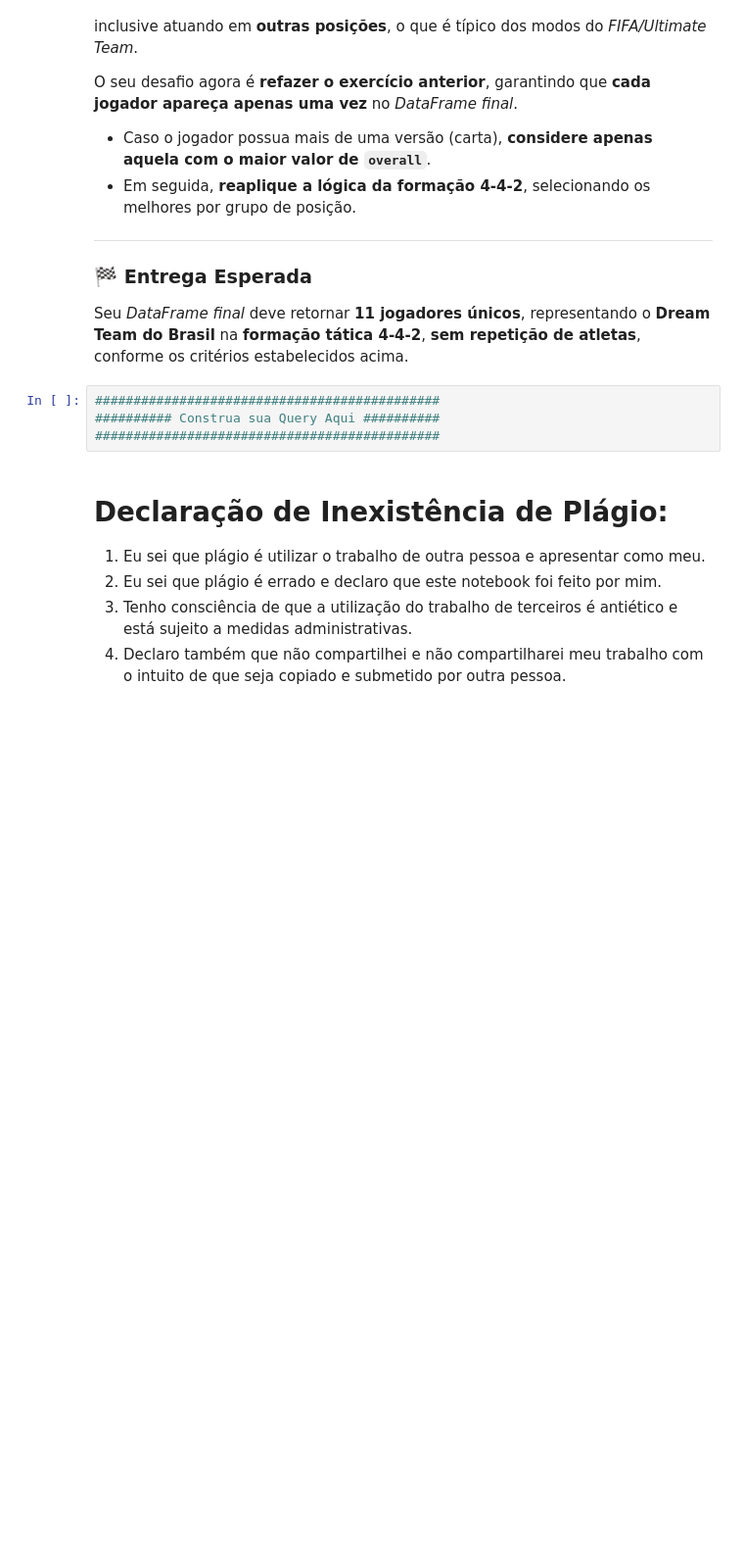
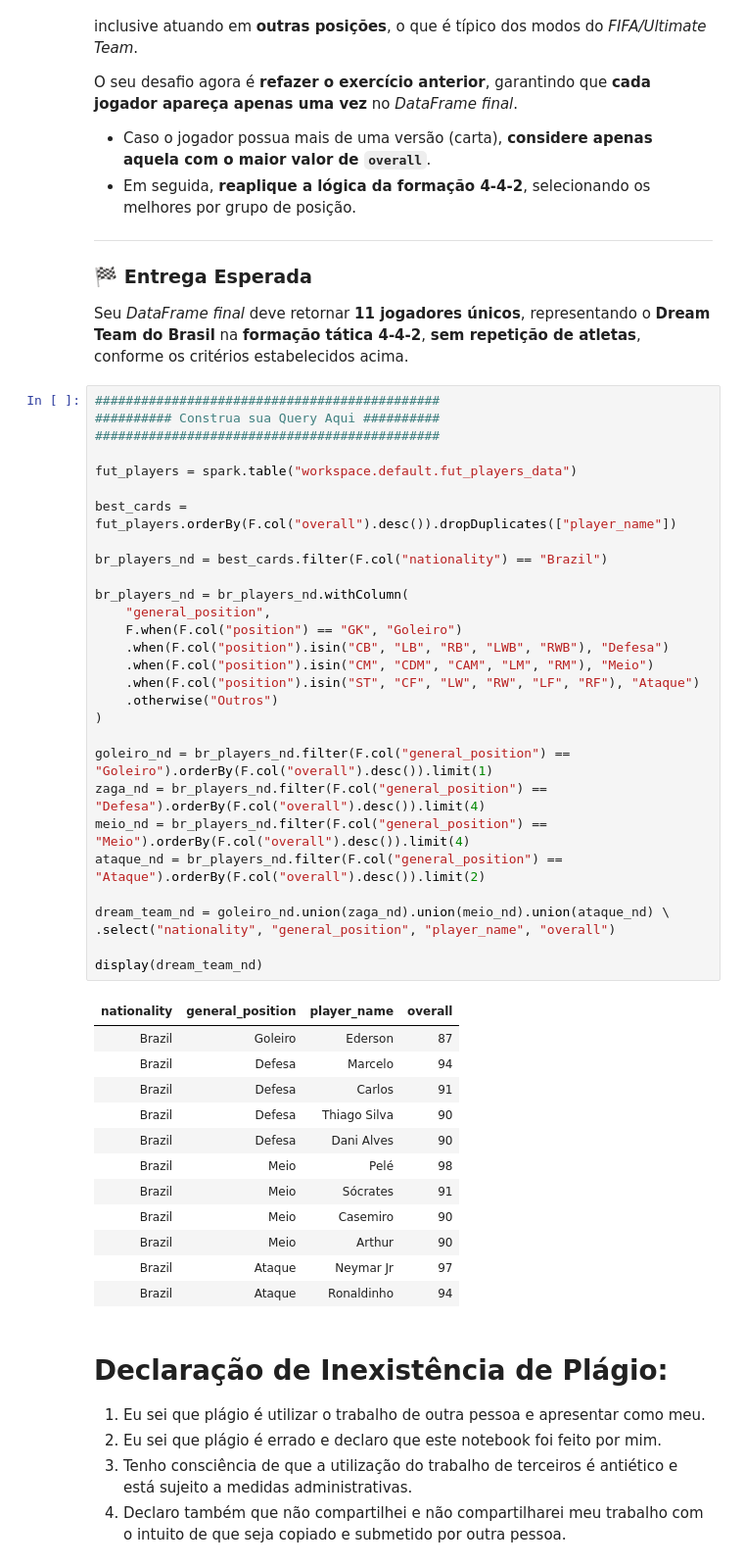
Before and after one commit to Thomazrlima/RocketLabDados-2025.2, a Jupyter notebook: Atividade01 - Pyspark/Atividade1_Pyspark.ipynb, the cells around one changed output. Shown at 98% size. Cells and saved outputs as stored; diff of their text form; blank space fills up the shorter version.

```diff
--- a/Atividade01 - Pyspark/Atividade1_Pyspark.ipynb
+++ b/Atividade01 - Pyspark/Atividade1_Pyspark.ipynb
@@ -591,10 +591,48 @@ O seu desafio agora é **refazer o exercício anterior**, garantindo que **cada
 
 ### 🏁 Entrega Esperada
 Seu *DataFrame final* deve retornar **11 jogadores únicos**, representando o **Dream Team do Brasil** na **formação tática 4-4-2**, **sem repetição de atletas**, conforme os critérios estabelecidos acima.
-# %%
-#############################################
-########## Construa sua Query Aqui ##########
-#############################################
+# %%
+#############################################
+########## Construa sua Query Aqui ##########
+#############################################
+
+fut_players = spark.table("workspace.default.fut_players_data")
+
+best_cards = fut_players.orderBy(F.col("overall").desc()).dropDuplicates(["player_name"])
+
+br_players_nd = best_cards.filter(F.col("nationality") == "Brazil")
+
+br_players_nd = br_players_nd.withColumn(
+    "general_position",
+    F.when(F.col("position") == "GK", "Goleiro")
+    .when(F.col("position").isin("CB", "LB", "RB", "LWB", "RWB"), "Defesa")
+    .when(F.col("position").isin("CM", "CDM", "CAM", "LM", "RM"), "Meio")
+    .when(F.col("position").isin("ST", "CF", "LW", "RW", "LF", "RF"), "Ataque")
+    .otherwise("Outros")
+)
+
+goleiro_nd = br_players_nd.filter(F.col("general_position") == "Goleiro").orderBy(F.col("overall").desc()).limit(1)
+zaga_nd = br_players_nd.filter(F.col("general_position") == "Defesa").orderBy(F.col("overall").desc()).limit(4)
+meio_nd = br_players_nd.filter(F.col("general_position") == "Meio").orderBy(F.col("overall").desc()).limit(4)
+ataque_nd = br_players_nd.filter(F.col("general_position") == "Ataque").orderBy(F.col("overall").desc()).limit(2)
+
+dream_team_nd = goleiro_nd.union(zaga_nd).union(meio_nd).union(ataque_nd) \
+.select("nationality", "general_position", "player_name", "overall")
+
+display(dream_team_nd)
+# %% [output]
+| nationality | general_position | player_name | overall |
+| Brazil | Goleiro | Ederson | 87 |
+| Brazil | Defesa | Marcelo | 94 |
+| Brazil | Defesa | Carlos | 91 |
+| Brazil | Defesa | Thiago Silva | 90 |
+| Brazil | Defesa | Dani Alves | 90 |
+| Brazil | Meio | Pelé | 98 |
+| Brazil | Meio | Sócrates | 91 |
+| Brazil | Meio | Casemiro | 90 |
+| Brazil | Meio | Arthur | 90 |
+| Brazil | Ataque | Neymar Jr | 97 |
+| Brazil | Ataque | Ronaldinho | 94 |
 # %% [markdown]
 # Declaração de Inexistência de Plágio:
 
```
